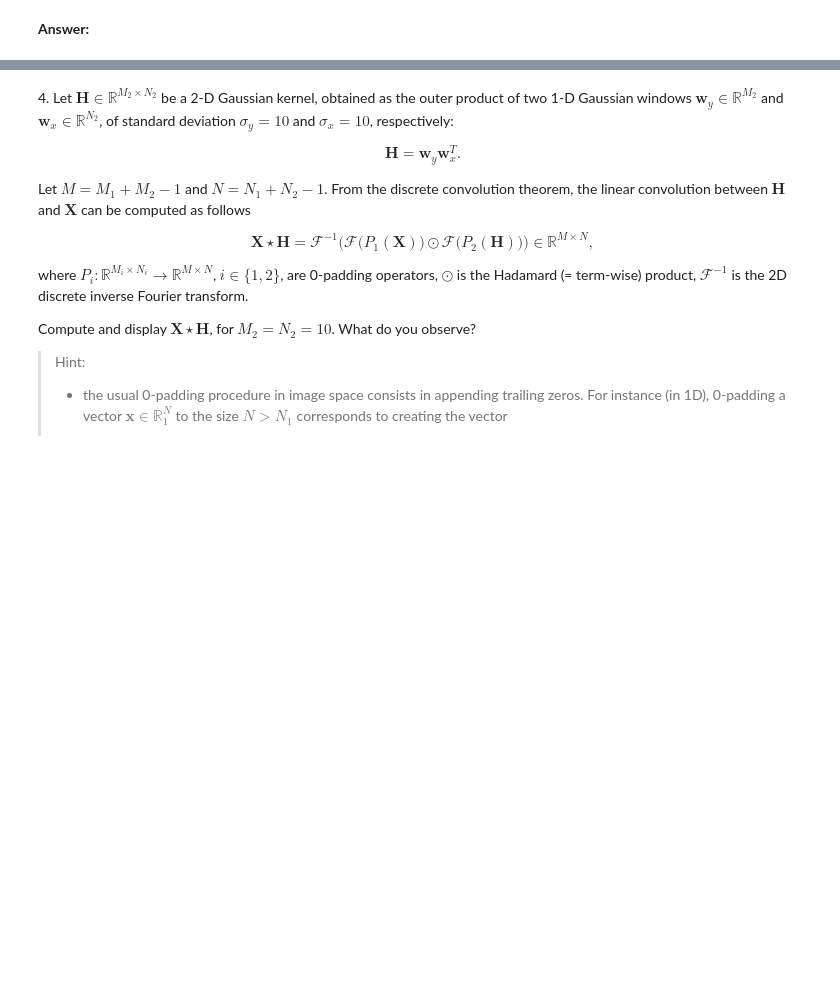
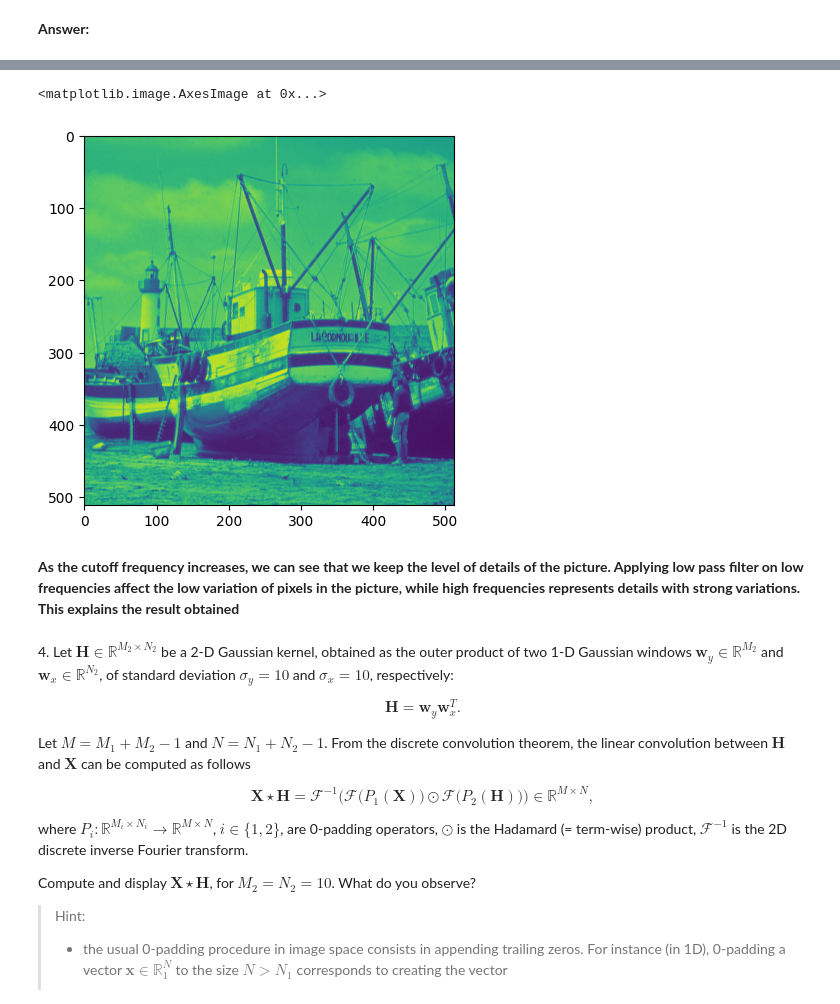
Before and after one commit to marcaIL/python_sdia, a Jupyter notebook: Labs/Lab3/lab3.ipynb, the cells around one changed output, grey strips where cells are left out. Cells and saved outputs as stored; diff of their text form; code cells hidden in the pictures; blank space fills up the shorter version.

```diff
--- a/Labs/Lab3/lab3.ipynb
+++ b/Labs/Lab3/lab3.ipynb
@@ -272,3 +328,10 @@ b) Display the filtered image for 2 different values of $\mathbf{f}_c$. What do
+# %%
+plt.imshow(ideal_lowpass_filter(img_gray,f1_bis,f2_bis))
+# %% [output]
+<matplotlib.image.AxesImage at 0x...>
+[figure, added]
+# %% [markdown]
+**As the cutoff frequency increases, we can see that we keep the level of details of the picture. Applying low pass filter on low frequencies affect the low variation of pixels in the picture, while high frequencies represents details with strong variations. This explains the result obtained**
 # %% [markdown]
 4\. Let $\mathbf{H} \in \mathbb{R}^{M_2\times N_2}$ be a 2-D Gaussian kernel, obtained as the outer product of two 1-D Gaussian windows $\mathbf{w}_y \in \mathbb{R}^{M_2}$ and $\mathbf{w}_x \in \mathbb{R}^{N_2}$, of standard deviation $\sigma_y = 10$ and $\sigma_x = 10$, respectively:
 
```
Also changed, not shown: parts of 15 cells of this notebook, 2 other files.
